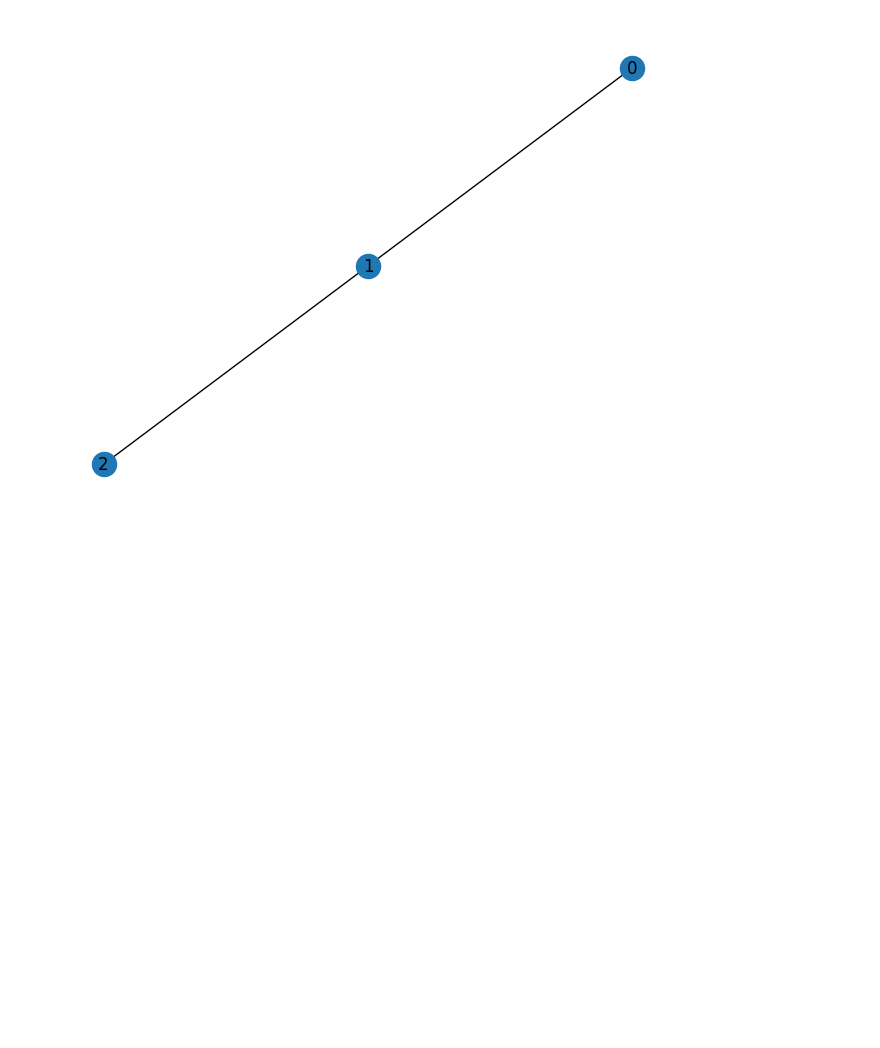
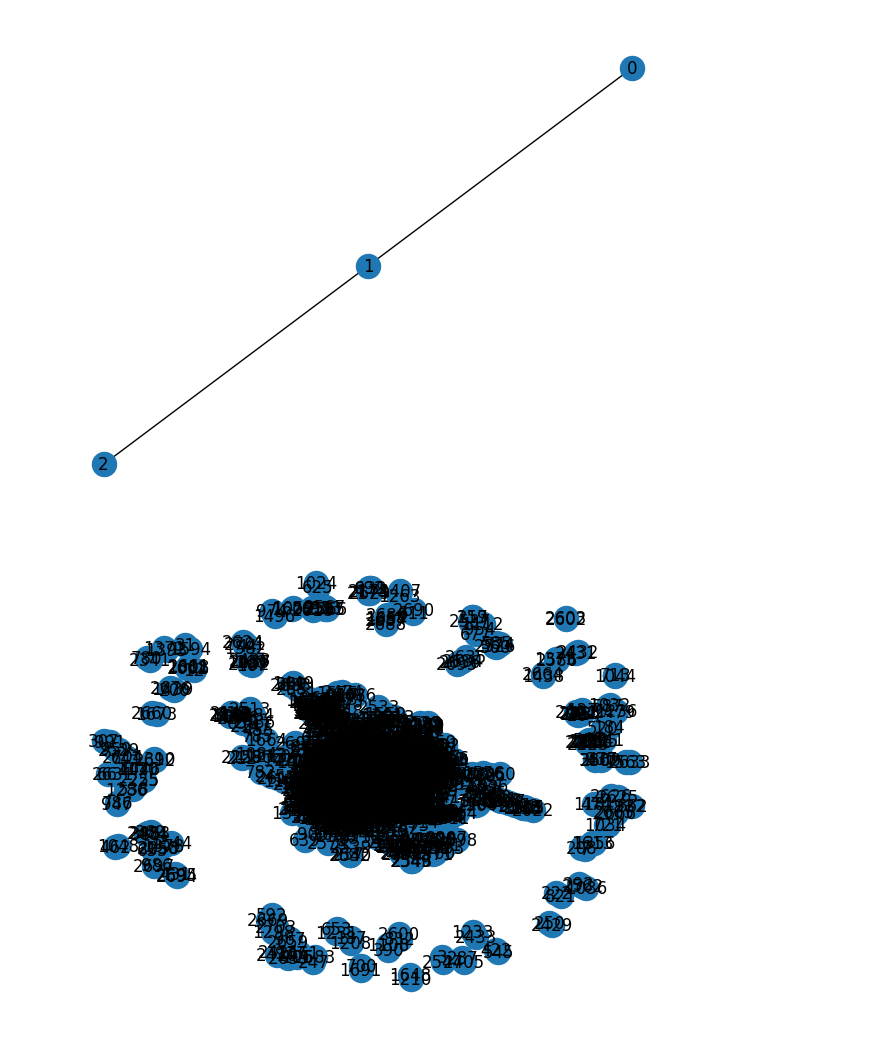
Before and after one commit to awshaffar/google_dmon, a Jupyter notebook: debug.ipynb, the cells around one changed output. Saved outputs shown, nothing was run; the diff lists cells and outputs as text; code cells hidden in the pictures; blank space fills up the shorter version.

```diff
--- a/debug.ipynb
+++ b/debug.ipynb
@@ -182,3 +206,23 @@ nx.draw(G, with_labels=True)
 plt.show()
 # %% [output]
 [figure]
+# %%
+import numpy as np
+import networkx as nx
+import matplotlib.pyplot as plt
+from scipy.sparse import csr_matrix
+
+# Load the data from the .npz file
+data = np.load('graph_embedding/dmon/data/cora.npz')
+
+# Create the adjacency matrix from the loaded data
+adjacency = csr_matrix((data['adj_data'], data['adj_indices'], data['adj_indptr']), shape=data['adj_shape'])
+
+# Create a graph from the adjacency matrix
+G = nx.from_scipy_sparse_array(adjacency)
+
+# Draw the graph
+nx.draw(G, with_labels=True)
+plt.show()
+# %% [output]
+[figure, added]
```
Also changed, not shown: parts of 8 cells of this notebook, 4 other files.
